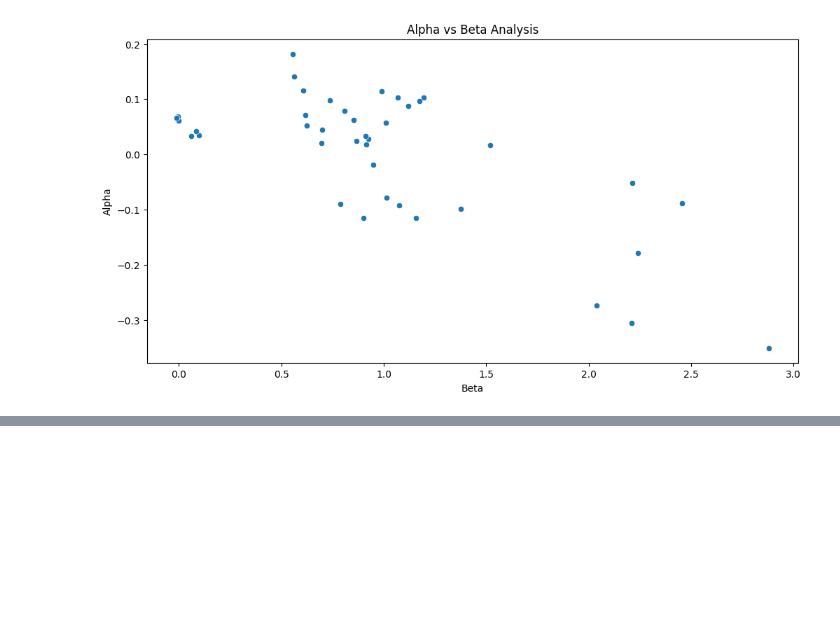
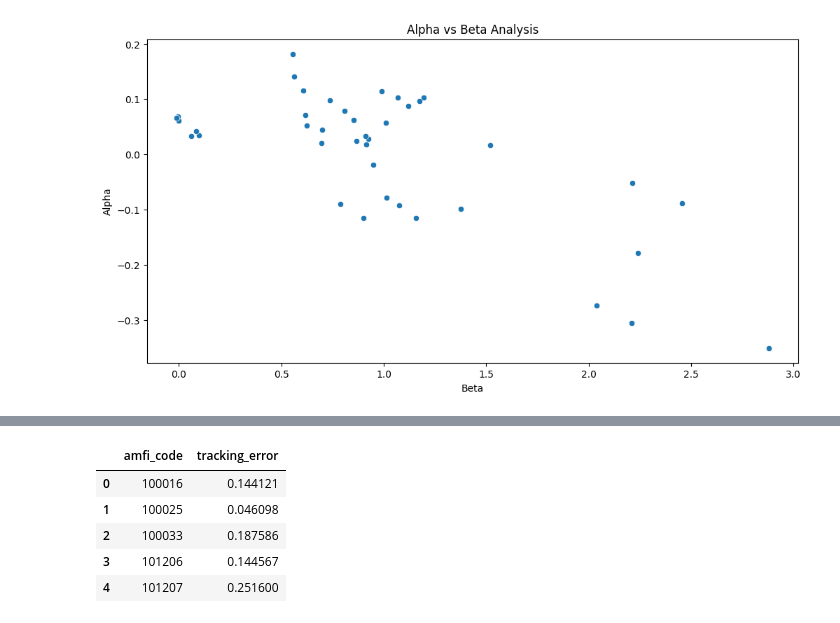
Before and after one commit to aashanuke/mutual-fund-analysis-, a Jupyter notebook: notebooks/performance_analytics.ipynb, the cells around one changed output, grey strips where cells are left out. Saved outputs shown, nothing was run; the diff lists cells and outputs as text; code cells hidden in the pictures; blank space fills up the shorter version.

```diff
--- a/notebooks/performance_analytics.ipynb
+++ b/notebooks/performance_analytics.ipynb
@@ -338,0 +361,36 @@ plt.show()
+# %%
+tracking_error_list = []
+for fund in nav["amfi_code"].unique():
+    fund_df = nav[
+        nav["amfi_code"] == fund
+    ][["date", "daily_return"]]
+    merged = pd.merge(
+        fund_df,
+        benchmark,
+        on="date"
+    )
+    tracking_error = (
+        (
+            merged["daily_return"]
+            - merged["benchmark_return"]
+        ).std()
+    ) * np.sqrt(252)
+    tracking_error_list.append([
+        fund,
+        tracking_error
+    ])
+tracking_error_df = pd.DataFrame(
+    tracking_error_list,
+    columns=[
+        "amfi_code",
+        "tracking_error"
+    ]
+)
+tracking_error_df.head()
+# %% [output]
+|  | amfi_code | tracking_error |
+| 0 | 100016 | 0.144121 |
+| 1 | 100025 | 0.046098 |
+| 2 | 100033 | 0.187586 |
+| 3 | 101206 | 0.144567 |
+| 4 | 101207 | 0.251600 |
```
Also changed, not shown: parts of 2 cells of this notebook, 1 other file.
